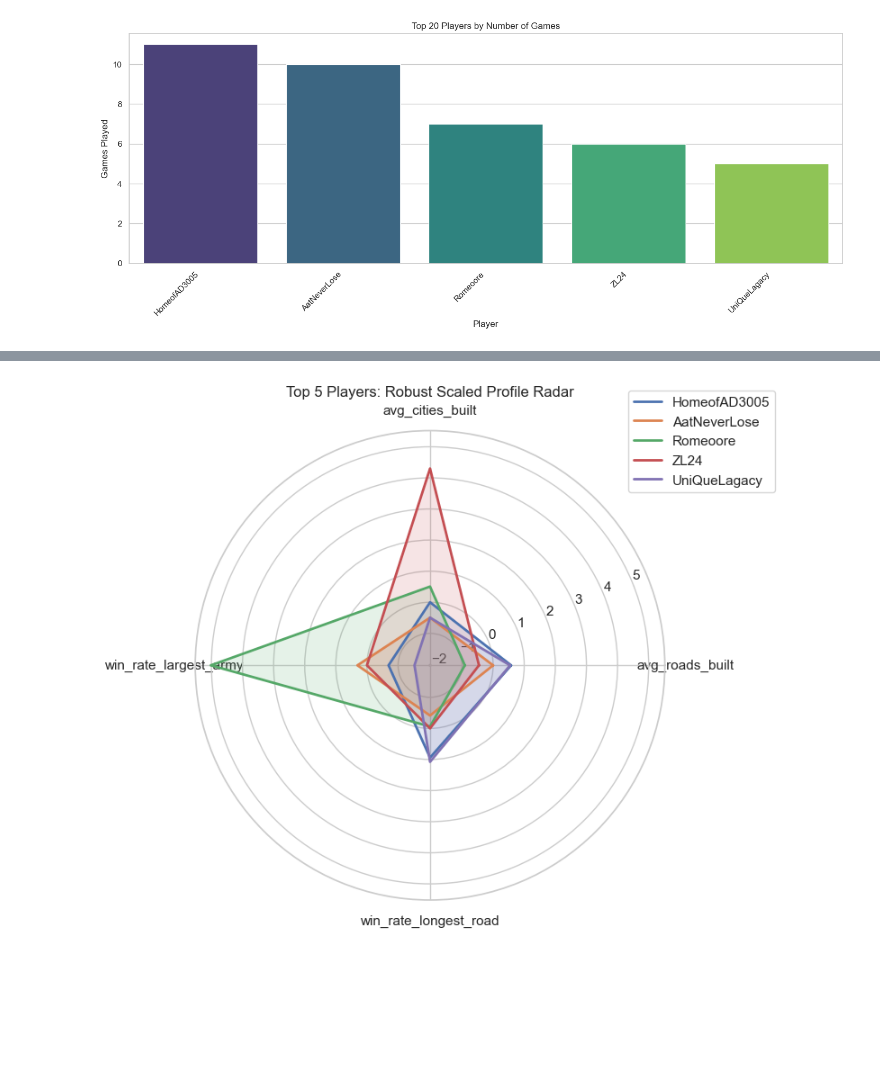
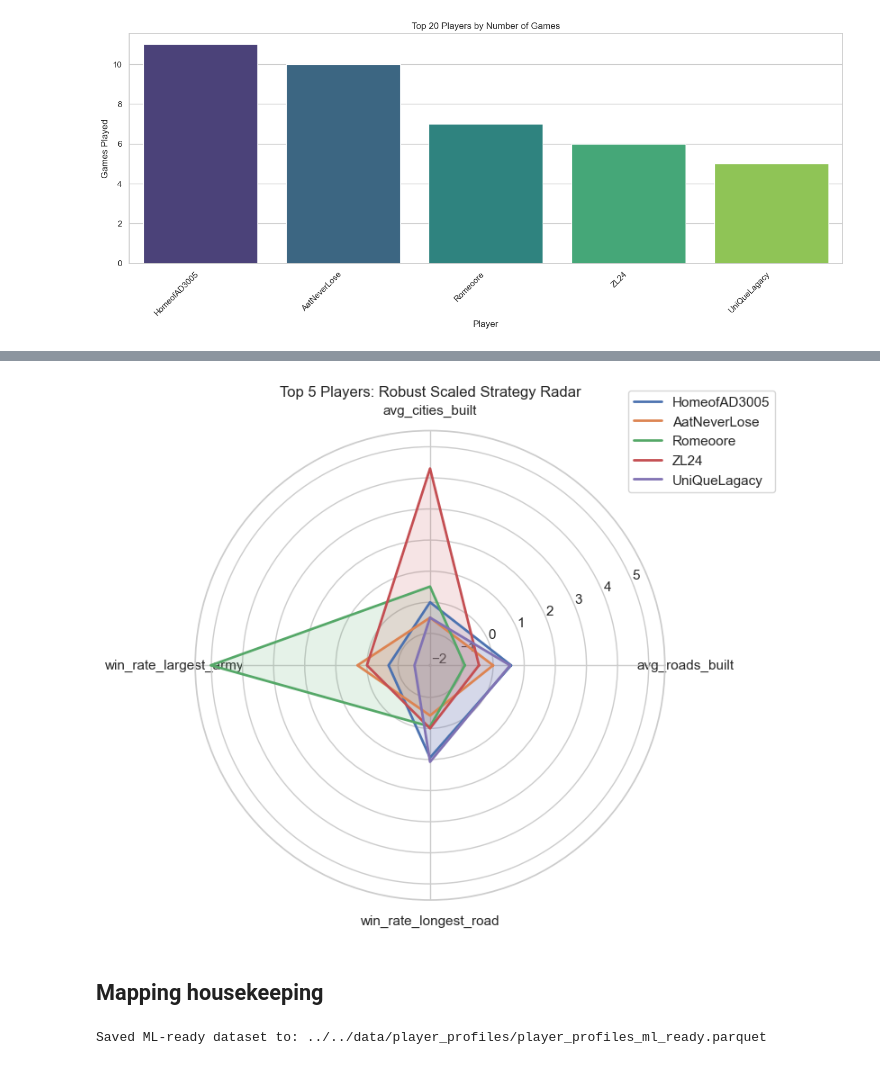
Before and after one commit to aatmiyasilwal/Redeem-Catan, a Jupyter notebook: src/eda/eda.ipynb, the cells around one changed output, grey strips where cells are left out. Saved outputs shown, nothing was run; the diff lists cells and outputs as text; code cells hidden in the pictures; blank space fills up the shorter version.

```diff
--- a/src/eda/eda.ipynb
+++ b/src/eda/eda.ipynb
@@ -119,7 +119,7 @@ shape: (19, 2)
 df_clean = df.filter(pl.col('player').is_not_null())
 
 # Separate feature types
-exclude_from_features = {'player'}
+exclude_from_features = {'player', 'avg_cards_discarded_to_7'}
 feature_cols = [c for c in df_clean.columns if c not in exclude_from_features]
 
 numeric_cols = [
@@ -273,6 +268,7 @@ if numeric_cols:
 radar_metrics = [
     'avg_bank_trades',
     'trade_success_rate',
+    'avg_turns_before_first_trade',
     'avg_counter_offers',
     'overall_avg_hand_size',
     'avg_players_targeted'
@@ -337,32 +333,41 @@ if 'num_games' in plot_df.columns and available_radar_metrics:
         q3 = top_players[metric].quantile(0.75)
         iqr = q3 - q1
         if iqr == 0:
             top_players[f'{metric}__norm'] = 0.0
         else:
             top_players[f'{metric}__norm'] = (top_players[metric] - top_players[metric].median()) / iqr
 
     norm_metrics = [f'{m}__norm' for m in available_radar_metrics]
     angles = np.linspace(0, 2 * np.pi, len(available_radar_metrics), endpoint=False).tolist()
     angles += angles[:1]
 
     fig, ax = plt.subplots(figsize=(8, 8), subplot_kw=dict(polar=True))
 
     for _, row in top_players.iterrows():
         values = [row[m] for m in norm_metrics]
         values += values[:1]
         ax.plot(angles, values, linewidth=2, label=row['player'])
         ax.fill(angles, values, alpha=0.15)
 
     ax.set_xticks(angles[:-1])
     ax.set_xticklabels(available_radar_metrics)
 
     # Adjust y-limits for robust scaled data (which can be negative or > 1)
     all_vals = top_players[norm_metrics].values
     ax.set_ylim(np.nanmin(all_vals) - 0.5, np.nanmax(all_vals) + 0.5)
 
-    ax.set_title('Top 5 Players: Robust Scaled Profile Radar')
+    ax.set_title('Top 5 Players: Robust Scaled Strategy Radar')
     ax.legend(loc='upper right', bbox_to_anchor=(1.25, 1.1))
     plt.tight_layout()
     plt.show()
 # %% [output]
-[figure, old version]
+[figure, new version]
+# %% [markdown]
+## Mapping housekeeping
+# %%
+# save ML-ready dataset
+ml_output_path = Path('../../data/player_profiles/player_profiles_ml_ready.parquet')
+df_ml_ready.write_parquet(ml_output_path)
+print(f"Saved ML-ready dataset to: {ml_output_path}")
+# %% [output]
+Saved ML-ready dataset to: ../../data/player_profiles/player_profiles_ml_ready.parquet
```
Also changed, not shown: parts of 9 cells of this notebook, 9 other files.
